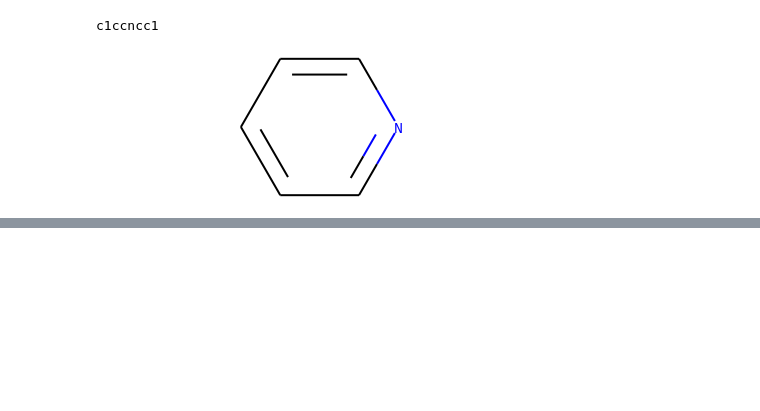
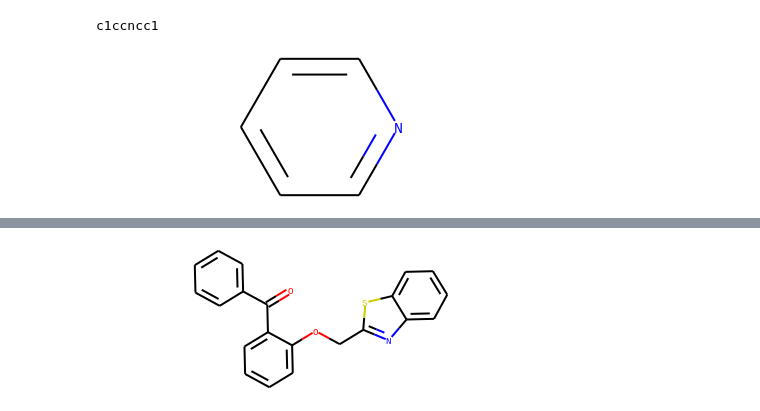
Before and after one commit to youngmook/cheminfo-python, a Jupyter notebook: cheminfo_in_python.ipynb, the cells around one changed output, grey strips where cells are left out. Saved outputs shown, nothing was run; the diff lists cells and outputs as text; code cells hidden in the pictures; blank space fills up the shorter version.

```diff
--- a/cheminfo_in_python.ipynb
+++ b/cheminfo_in_python.ipynb
@@ -443,0 +520,5 @@ c1ccncc1
+# %%
+Draw.MolToFile(theFirstZincMol, 'zinc-001-2D.png')
+theFirstZincMol
+# %% [output]
+[figure, added]
```
Also changed, not shown: parts of 39 cells of this notebook.
